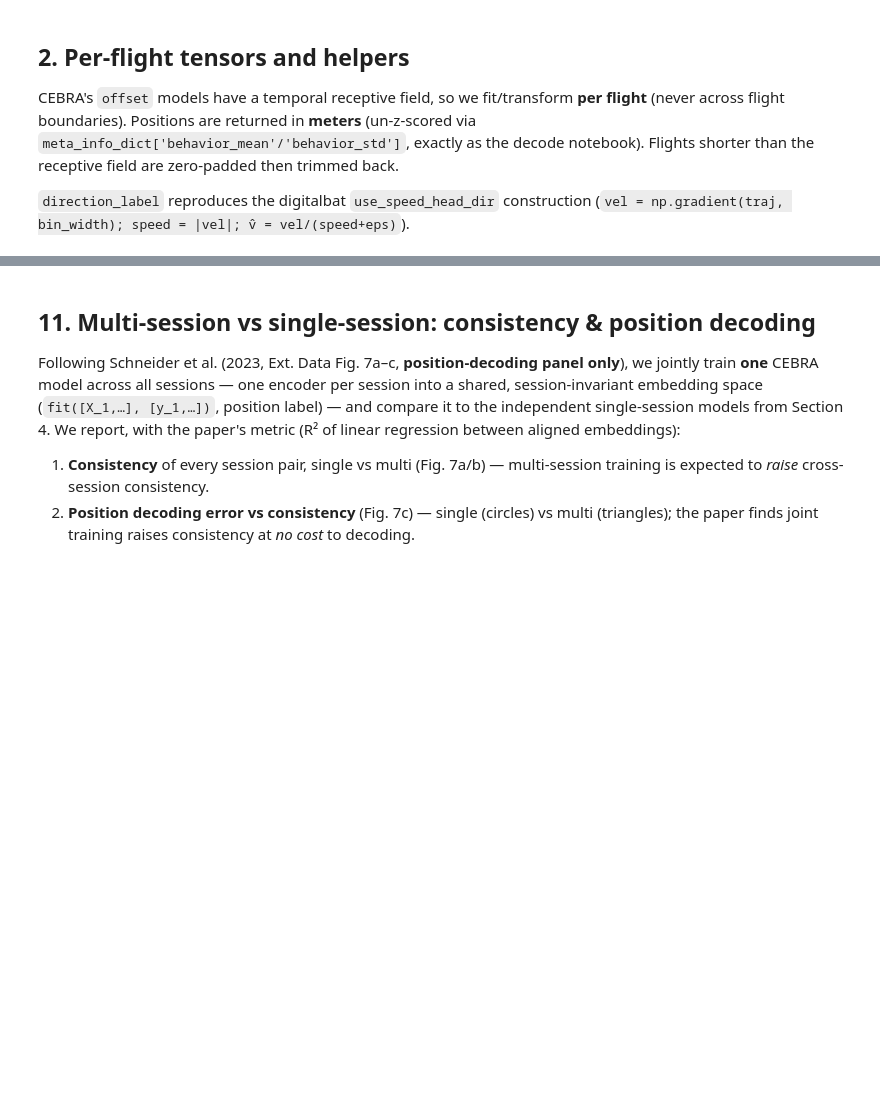
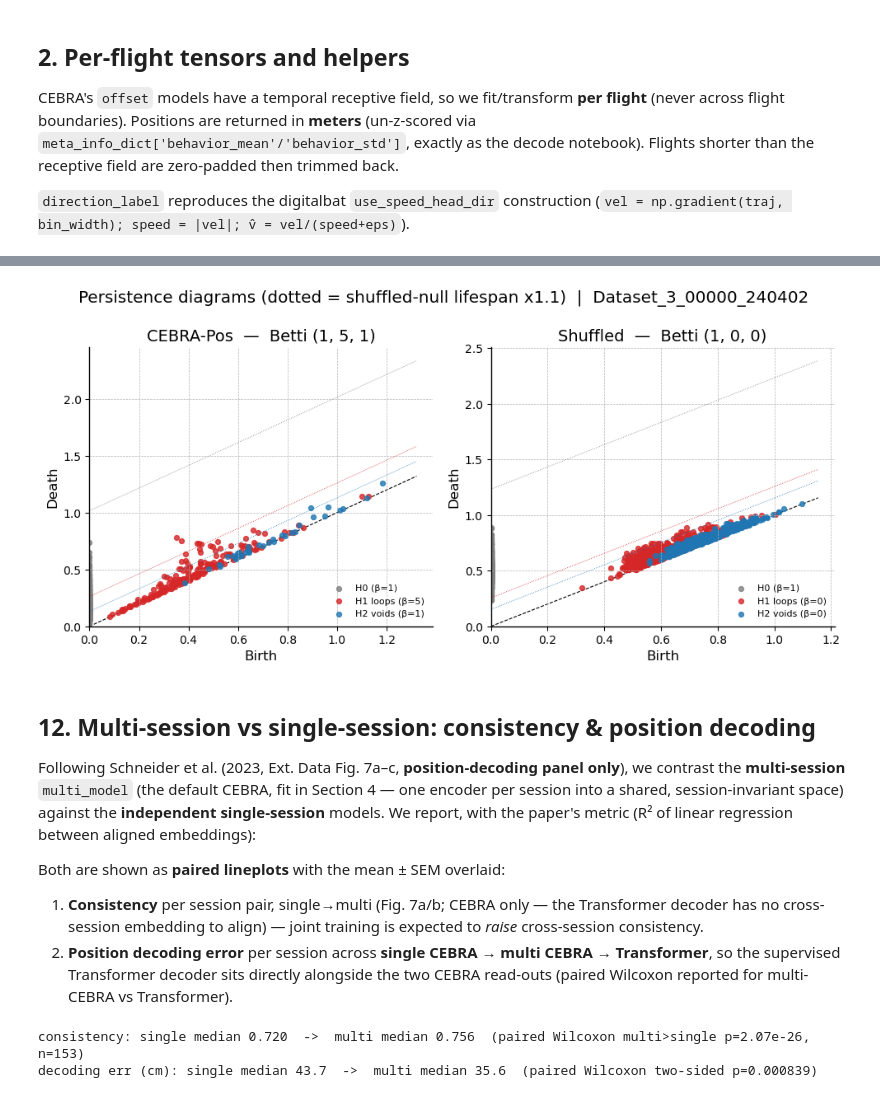
Before and after one commit to yongrong-qiu/digitalbat, a Jupyter notebook: notebooks/cebra-comparison.ipynb, the cells around one changed output, grey strips where cells are left out. Saved outputs shown, nothing was run; the diff lists cells and outputs as text; code cells hidden in the pictures; blank space fills up the shorter version.

```diff
--- a/notebooks/cebra-comparison.ipynb
+++ b/notebooks/cebra-comparison.ipynb
@@ -666,11 +1070,14 @@ highest-neuron sessions; tune `TDA_*` to trade speed for resolution.
 # %%
 from ripser import ripser
 
+# Matches the CEBRA Demo_cohomology methodology: ripser persistent cohomology,
+# Betti = features whose lifespan exceeds the shuffled-null max lifespan x TDA_MARGIN.
 TDA_MAXDIM = 2     # H0 components, H1 loops, H2 voids
-TDA_COEFF = 2      # Z/2 coefficients
-TDA_SUB = 600      # subsample (ripser maxdim=2 is ~cubic in n)
-TDA_SHUFFLE = 2    # column-shuffle null draws
-TDA_VARIANTS = ['cebra_pos', 'cebra_time']
+TDA_COEFF = 47     # prime cohomology coefficient (CEBRA demo uses Z/47)
+TDA_SUB = 600      # subsample (demo uses 1000; ripser maxdim=2 is ~cubic in n)
+TDA_SHUFFLE = 2    # shuffled-embedding null draws
+TDA_MARGIN = 1.1   # demo's 10% lifespan margin over the shuffled-null max
+TDA_VARIANTS = [v for v in ('cebra_pos', 'cebra_time') if v in VARIANTS]
 TDA_SESSIONS = sorted(session_names, key=lambda s: unit_num_dict[s], reverse=True)[:3]
 _tda_rng = np.random.default_rng(seed)
 
@@ -708,8 +1115,8 @@ def betti_and_dgms(E, shuffle_input=False):
     betti = []
     for d, dg in enumerate(real):
         ls = dg[:, 1] - dg[:, 0]
-        n_inf = int((~np.isfinite(ls)).sum())
-        betti.append(n_inf + int((ls[np.isfinite(ls)] > thr[d]).sum()))
+        n_inf = int((~np.isfinite(ls)).sum())   # infinite H0 bar = the one component
+        betti.append(n_inf + int((ls[np.isfinite(ls)] > thr[d] * TDA_MARGIN).sum()))
     return betti, real, thr
 
 
@@ -735,39 +1153,45 @@ print(tda_df.to_string(index=False))
 # %%
 # Persistence diagrams for the representative session: CEBRA-Pos, CEBRA-Time, shuffled.
 DIM_COLOR = {0: 'tab:gray', 1: 'tab:red', 2: 'tab:blue'}
 DIM_NAME = {0: 'H0', 1: 'H1 loops', 2: 'H2 voids'}
-panels = [(rep, 'cebra_pos'), (rep, 'cebra_time'), (rep, 'shuffled')]
+panels = [(rep, v) for v in TDA_VARIANTS] + [(rep, 'shuffled')]
 TITLE = {'cebra_pos': 'CEBRA-Pos', 'cebra_time': 'CEBRA-Time', 'shuffled': 'Shuffled'}
 
-fig, axes = plt.subplots(1, 3, figsize=(15, 4.8))
+fig, axes = plt.subplots(1, len(panels), figsize=(5 * len(panels), 4.8))
 for ax, key in zip(axes, panels):
     dgms, thr, bn = tda_dgms[key]
     finite = [dg[np.isfinite(dg[:, 1])] for dg in dgms]
     hi = max([f[:, 1].max() for f in finite if len(f)] + [1.0]) * 1.05
     ax.plot([0, hi], [0, hi], 'k--', lw=0.8, zorder=0)
     for d, dg in enumerate(dgms):
         pts = dg[np.isfinite(dg[:, 1])]
         if len(pts):
             ax.scatter(pts[:, 0], pts[:, 1], s=18, color=DIM_COLOR[d], alpha=0.8,
                        label=f'{DIM_NAME[d]} (β={bn[d]})')
-        if thr[d] > 0:   # null lifespan band: death = birth + thr
-            ax.plot([0, hi], [thr[d], hi + thr[d]], color=DIM_COLOR[d], lw=0.6, ls=':')
+        if thr[d] > 0:   # significance band: death = birth + (null max x margin)
+            t = thr[d] * TDA_MARGIN
+            ax.plot([0, hi], [t, hi + t], color=DIM_COLOR[d], lw=0.6, ls=':')
     ax.set_xlabel('Birth'); ax.set_ylabel('Death'); ax.set_xlim(0); ax.set_ylim(0)
     ax.set_title(f"{TITLE[key[1]]}  —  Betti {tuple(bn)}")
     ax.legend(fontsize=8, frameon=False, loc='lower right')
-fig.suptitle(f'Persistence diagrams (dotted = shuffled-null lifespan threshold)  |  {rep}')
+fig.suptitle(f'Persistence diagrams (dotted = shuffled-null lifespan x{TDA_MARGIN})  |  {rep}')
 plt.tight_layout(); plt.show()
+# %% [output]
+[figure, added]
 # %% [markdown]
-## 11. Multi-session vs single-session: consistency & position decoding
+## 12. Multi-session vs single-session: consistency & position decoding
 
 Following Schneider et al. (2023, Ext. Data Fig. 7a–c, **position-decoding panel only**),
-we jointly train **one** CEBRA model across all sessions — one encoder per session into a
-shared, session-invariant embedding space (`fit([X_1,…], [y_1,…])`, position label) — and
-compare it to the independent single-session models from Section 4. We report, with the
-paper's metric (R² of linear regression between aligned embeddings):
+we contrast the **multi-session** `multi_model` (the default CEBRA, fit in Section 4 —
+one encoder per session into a shared, session-invariant space) against the **independent
+single-session** models. We report, with the paper's metric (R² of linear regression
+between aligned embeddings):
 
-1. **Consistency** of every session pair, single vs multi (Fig. 7a/b) — multi-session
-   training is expected to *raise* cross-session consistency.
-2. **Position decoding error vs consistency** (Fig. 7c) — single (circles) vs multi
-   (triangles); the paper finds joint training raises consistency at *no cost* to
-   decoding.
+Both are shown as **paired lineplots** with the mean ± SEM overlaid:
+
+1. **Consistency** per session pair, single→multi (Fig. 7a/b; CEBRA only — the Transformer
+   decoder has no cross-session embedding to align) — joint training is expected to *raise*
+   cross-session consistency.
+2. **Position decoding error** per session across **single CEBRA → multi CEBRA →
+   Transformer**, so the supervised Transformer decoder sits directly alongside the two
+   CEBRA read-outs (paired Wilcoxon reported for multi-CEBRA vs Transformer).
@@ -807,7 +1201,7 @@ from scipy.stats import rankdata, wilcoxon
 
 def pairwise_consistency(emb_list, pos_list, ids):
     """Paper consistency: between-datasets linear-regression R², aligned per spatial
-    axis on a per-session quantile-uniform label (Section 8 alignment), averaged over
+    axis on a per-session quantile-uniform label (Metric C alignment), averaged over
     x/y/z and both directions.  Returns one row per unordered session pair."""
     axis_labels = [[(rankdata(p[:, a], method='average') - 0.5) / len(p) for a in range(3)]
                    for p in pos_list]
@@ -815,7 +1209,7 @@ def pairwise_consistency(emb_list, pos_list, ids):
     for a in range(3):
         scores, pairs, _ = consistency_score(
             embeddings=emb_list, labels=[al[a] for al in axis_labels],
-            dataset_ids=ids, between='datasets', num_discretization_bins=50)
+            dataset_ids=ids, between='datasets', num_discretization_bins=100)
         for pr, sc in zip(pairs, np.asarray(scores).ravel()):
             acc.setdefault(frozenset((str(pr[0]), str(pr[1]))), []).append(float(sc))
     rows = []
@@ -862,3 +1256,6 @@ print(f'decoding err (cm): single median '
       f'{dec_df[dec_df.training=="single"].err_cm.median():.1f}  ->  '
       f'multi median {dec_df[dec_df.training=="multi"].err_cm.median():.1f}  '
       f'(paired Wilcoxon two-sided p={dpv:.3g})')
+# %% [output]
+consistency: single median 0.720  ->  multi median 0.756  (paired Wilcoxon multi>single p=2.07e-26, n=153)
+decoding err (cm): single median 43.7  ->  multi median 35.6  (paired Wilcoxon two-sided p=0.000839)
```
Also changed, not shown: parts of 33 cells of this notebook, 4 other files.
